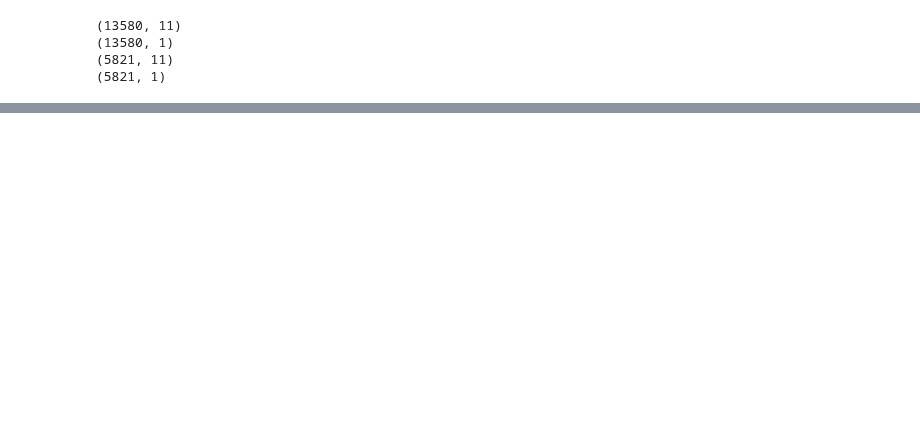
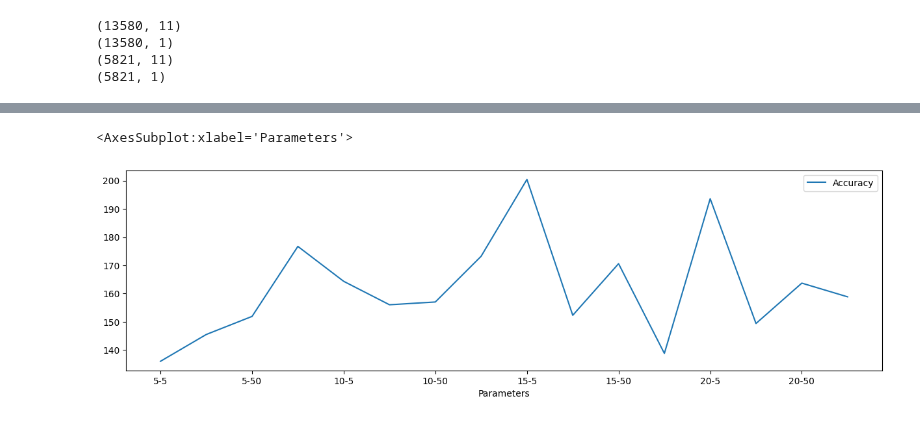
Before and after one commit to Tenergai/challenge-3, a Jupyter notebook: Generation Prediction DNN/DNN Regression.ipynb, the cells around one changed output, grey strips where cells are left out. Saved outputs shown, nothing was run; the diff lists cells and outputs as text; code cells hidden in the pictures; blank space fills up the shorter version.

```diff
--- a/Generation Prediction DNN/DNN Regression.ipynb
+++ b/Generation Prediction DNN/DNN Regression.ipynb
@@ -17,6 +17,13 @@ df.head()
 | 2 | 2 | 0 | 11 | 7 | 1020 | 121 | 0 | ... |
 | 3 | 3 | 0 | 11 | 7 | 1018 | 117 | 12 | ... |
 | 4 | 4 | 0 | 11 | 7 | 1018 | 117 | 0 | ... |
+# %%
+# Separate Target Variable and Predictor Variables
+TargetVariable = ["generated_power"]
+Predictors= ["hour","temperatureC","dewpointC","pressurehPa","wind_direction_degrees","wind_speed_KMH","wind_speed_gustKMH","Humidity","hourly_precipMM","daily_rainMM","solar_radiation_Watts_m2"]
+
+X=df[Predictors].values
+y=df[TargetVariable].values
 # %%
-y = df['generated_power'].values
-X = df.drop(columns=['generated_power']).values
+# y = df['generated_power'].values
+# X = df.drop(columns=['generated_power']).values
@@ -23,5 +32,5 @@ X = df.drop(columns=['generated_power']).values
 # %%
-y = y.reshape(-1,1)
+# y = y.reshape(-1,1)
 # %%
 ### Standardization of data ###
 from sklearn.preprocessing import StandardScaler
@@ -82,0 +184,6 @@ AttributeError: 'Sequential' object has no attribute 'mean'
+# %%
+%matplotlib inline
+ResultsData.plot(x='Parameters', y='Accuracy', figsize=(15,4), kind='line')
+# %% [output]
+<AxesSubplot:xlabel='Parameters'>
+[figure, added]
```
Also changed, not shown: parts of 17 cells of this notebook, 4 other files.
